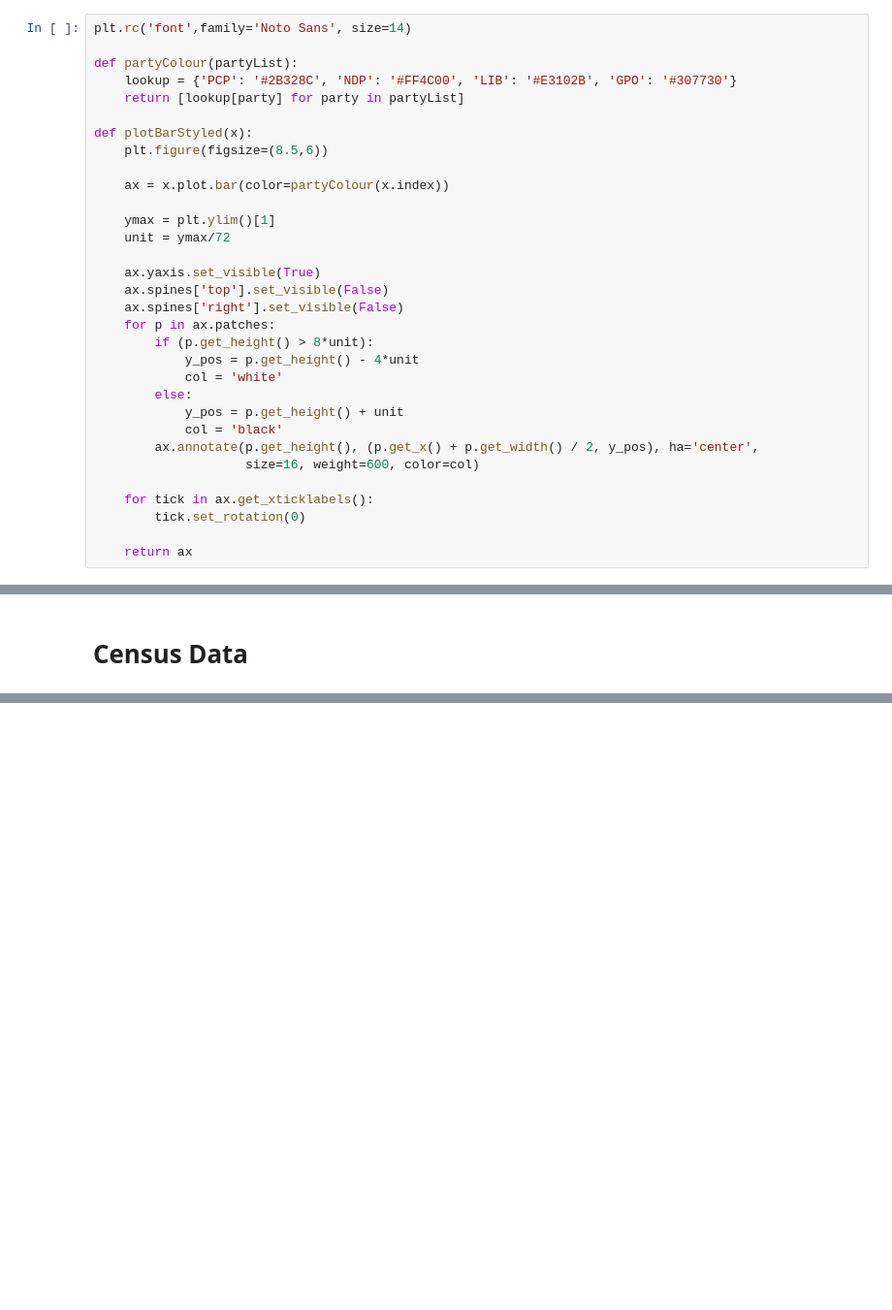
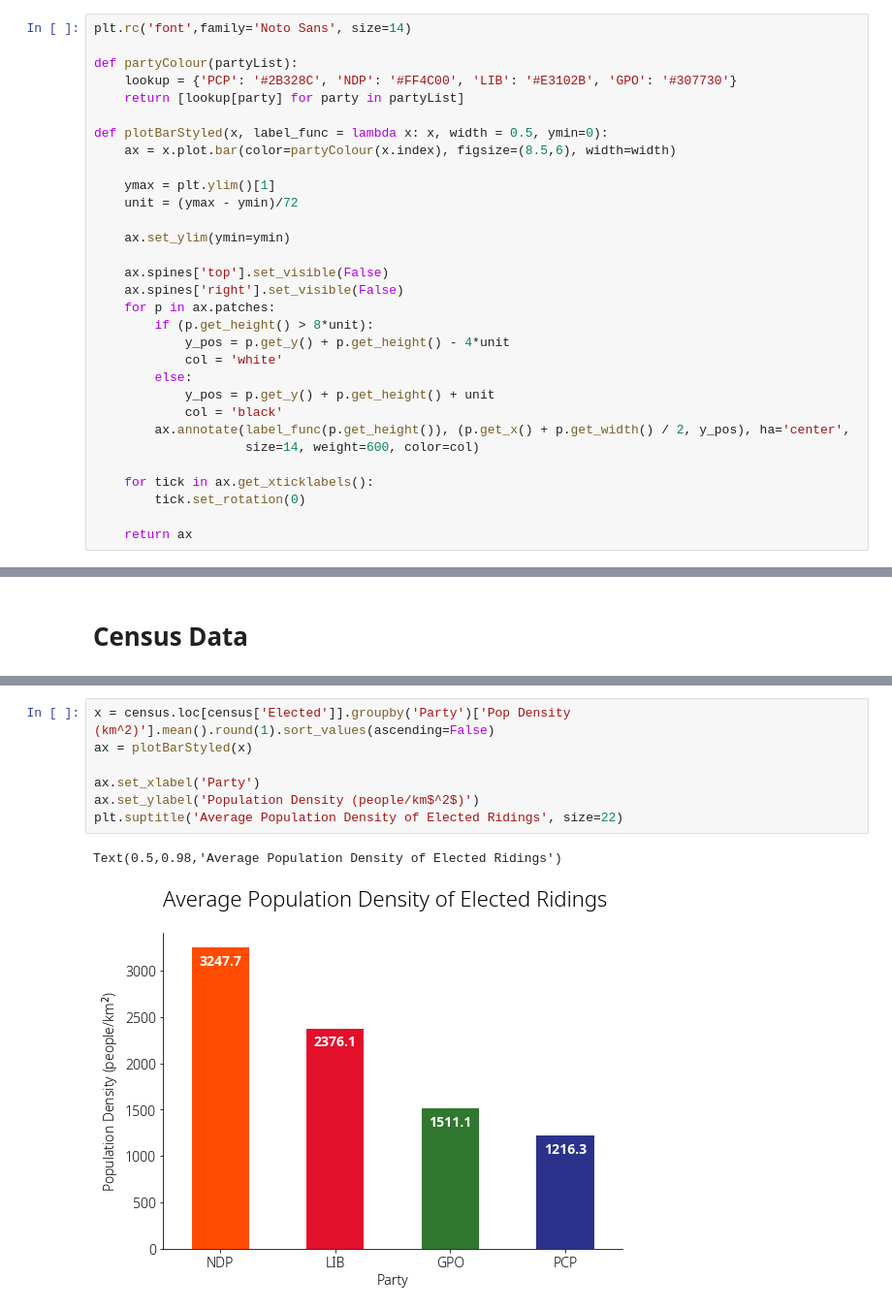
Before and after one commit to robbiemeyer/OntarioElectionAnalysis2018, a Jupyter notebook: ElectionAnalysis.ipynb, the cells around one changed output, grey strips where cells are left out. Shown: that part at 97% size. Saved outputs shown, nothing was run; the diff lists cells and outputs as text; blank space fills up the shorter version.

```diff
--- a/ElectionAnalysis.ipynb
+++ b/ElectionAnalysis.ipynb
@@ -18,26 +19,25 @@ def partyColour(partyList):
     lookup = {'PCP': '#2B328C', 'NDP': '#FF4C00', 'LIB': '#E3102B', 'GPO': '#307730'}
     return [lookup[party] for party in partyList]
 
-def plotBarStyled(x):
-    plt.figure(figsize=(8.5,6))
-
-    ax = x.plot.bar(color=partyColour(x.index))
+def plotBarStyled(x, label_func = lambda x: x, width = 0.5, ymin=0):
+    ax = x.plot.bar(color=partyColour(x.index), figsize=(8.5,6), width=width)
 
     ymax = plt.ylim()[1]
-    unit = ymax/72
+    unit = (ymax - ymin)/72
 
-    ax.yaxis.set_visible(True)
+    ax.set_ylim(ymin=ymin)
+
     ax.spines['top'].set_visible(False)
     ax.spines['right'].set_visible(False)
     for p in ax.patches:
         if (p.get_height() > 8*unit):
-            y_pos = p.get_height() - 4*unit
+            y_pos = p.get_y() + p.get_height() - 4*unit
             col = 'white'
         else:
-            y_pos = p.get_height() + unit
+            y_pos = p.get_y() + p.get_height() + unit
             col = 'black'
-        ax.annotate(p.get_height(), (p.get_x() + p.get_width() / 2, y_pos), ha='center',
-                    size=16, weight=600, color=col)
+        ax.annotate(label_func(p.get_height()), (p.get_x() + p.get_width() / 2, y_pos), ha='center',
+                    size=14, weight=600, color=col)
 
     for tick in ax.get_xticklabels():
         tick.set_rotation(0)
@@ -280,0 +180,10 @@ sns.regplot(df['% Immigrant'].first(), df['Votes Count'].sum() / df['2016 Popula
+# %%
+x = census.loc[census['Elected']].groupby('Party')['Pop Density (km^2)'].mean().round(1).sort_values(ascending=False)
+ax = plotBarStyled(x)
+
+ax.set_xlabel('Party')
+ax.set_ylabel('Population Density (people/km$^2$)')
+plt.suptitle('Average Population Density of Elected Ridings', size=22)
+# %% [output]
+Text(0.5,0.98,'Average Population Density of Elected Ridings')
+[figure, added]
```
Also changed, not shown: parts of 23 cells of this notebook.
